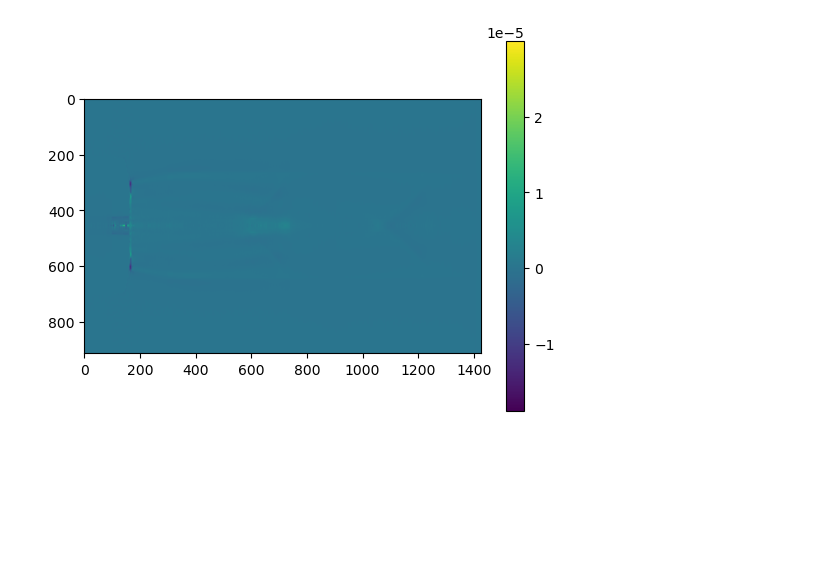
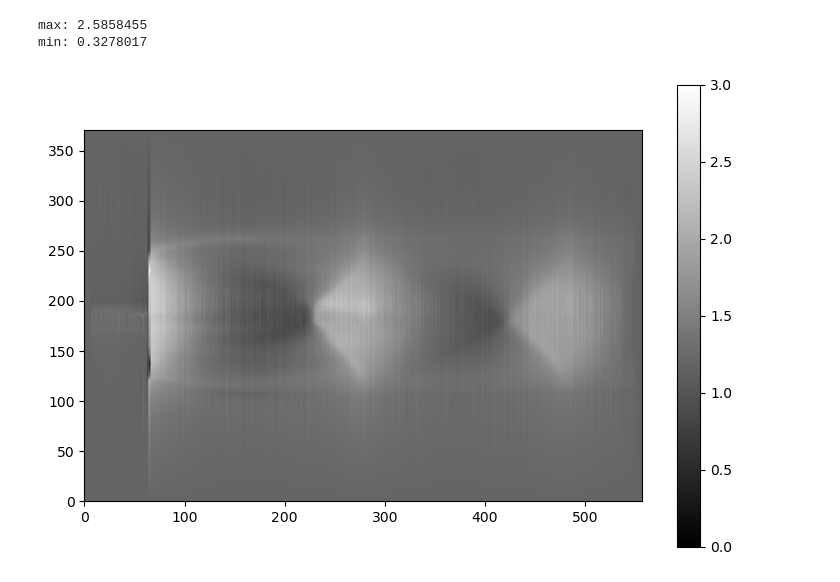
Before and after one commit to ogayuuki0202/iBOS_CUDA, a Jupyter notebook: pt2array.ipynb, the cells around one changed output. Drawn from its saved outputs; the diff is of its cells as text; code cells hidden in the pictures; blank space fills up the shorter version.

```diff
--- a/pt2array.ipynb
+++ b/pt2array.ipynb
@@ -5,21 +6,32 @@ import matplotlib.pyplot as plt
 # %%
-# # .ptファイルを読み込み
-# tensor = torch.load('density_3d_arrray/density_2410_quarter.pt')
-# middle_index=int((tensor.shape[1])/2)
-# tensor_mid=tensor[:,middle_index,:]
-# # テンソルをNumPy配列に変換
-# array_mid = tensor_mid.cpu().numpy()
-# np.save('density_2410_quarter_mid.npy', array_mid)
+# .ptファイルを読み込み
+tensor = torch.load('density_3d_arrray/density_2410.pt')
+middle_index=int((tensor.shape[1])/2)
+tensor_mid=tensor[:,middle_index,:]
+# テンソルをNumPy配列に変換
+array_mid = tensor_mid.cpu().numpy()
+np.save('density_2410_mid.npy', array_mid)
 # %%
-array=np.load("reconstructed/reconstructed2410_quater.npy")
-middle_index=int((array.shape[1])/2)
-array_mid=array[:,middle_index,:]
+# array=np.load("reconstructed/reconstructed2410qurter_res9.npy")
+# middle_index=int((array.shape[1])/2)
+# array_mid=array[:,middle_index,:]
-# %%
-# 配列をMatplotlibでプロット
-plt.imshow(np.rot90(array_mid,1), cmap='viridis')  # 適切なカラーマップを選択してください
-plt.colorbar()  # カラーバーを表示
-
-# プロットを表示
-plt.show()
-# %% [output]
-[figure, removed]
+# %%
+print("max:",np.max(array_mid))
+print("min:",np.min(array_mid))
+# %% [output]
+max: 2.5858455
+min: 0.3278017
+# %%
+def plot_showandsave(array):
+    # ヒートマップを作成
+        fig, ax = plt.subplots(nrows=1, ncols=1, figsize=(9, 6)) # 図の設定
+        #c = ax.pcolor(array, cmap='binary_r') # ヒートマップ
+        c = ax.pcolor(array, cmap='binary_r',norm=Normalize(vmin=0, vmax=3)) # ヒートマップ
+
+
+        ax.set_aspect('equal', adjustable='box') # アスペクト比
+        fig.colorbar(c, ax=ax) # カラーバー
+
+plot_showandsave(np.rot90(array_mid,-1))
+# %% [output]
+[figure, added]
```
Also changed, not shown: parts of 1 cell of this notebook, 7 other files.
